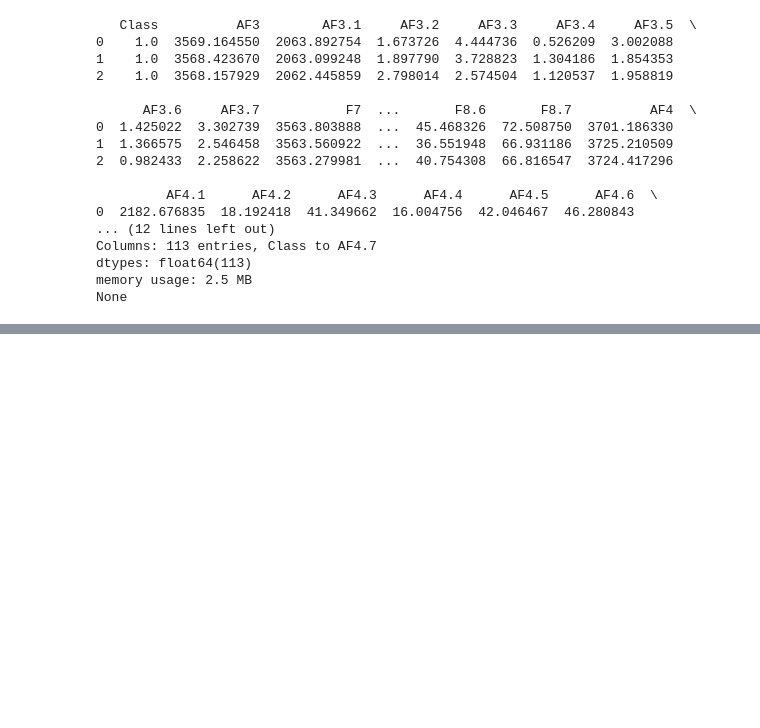
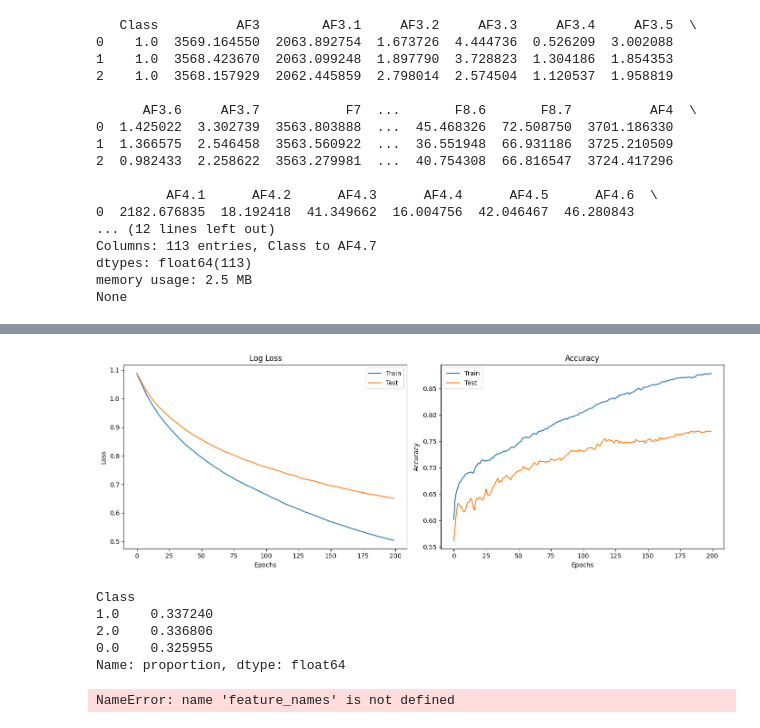
Before and after one commit to ITDSIU20094/Classification-of-EMOTIV-EPOC-, a Jupyter notebook: Model_pipeline.ipynb, the cells around one changed output, grey strips where cells are left out. Saved outputs shown, nothing was run; the diff lists cells and outputs as text; code cells hidden in the pictures; blank space fills up the shorter version.

```diff
--- a/Model_pipeline.ipynb
+++ b/Model_pipeline.ipynb
@@ -29,0 +62,3 @@ None
+# %%
+X = a.drop(columns="Class")
+y = a["Class"]
@@ -29,0 +505,48 @@ None
+# %%
+evals_result = final_model.evals_result()
+epochs = len(evals_result['validation_0']['mlogloss'])
+x_axis = range(epochs)
+
+plt.figure(figsize=(14,5))
+
+# Log Loss
+plt.subplot(1,2,1)
+plt.plot(x_axis, evals_result['validation_0']['mlogloss'], label='Train')
+plt.plot(x_axis, evals_result['validation_1']['mlogloss'], label='Test')
+plt.title('Log Loss')
+plt.xlabel('Epochs')
+plt.ylabel('Loss')
+plt.legend()
+
+# Accuracy (1 - merror)
+plt.subplot(1,2,2)
+plt.plot(x_axis, 1 - np.array(evals_result['validation_0']['merror']), label='Train')
+plt.plot(x_axis, 1 - np.array(evals_result['validation_1']['merror']), label='Test')
+plt.title('Accuracy')
+plt.xlabel('Epochs')
+plt.ylabel('Accuracy')
+plt.legend()
+
+plt.tight_layout()
+plt.show()
+# %% [output]
+[figure, added]
+# %%
+import numpy as np
+import pandas as pd
+
+pd.Series(y_train).value_counts(normalize=True)
+# %% [output]
+Class
+1.0    0.337240
+2.0    0.336806
+0.0    0.325955
+Name: proportion, dtype: float64
+# %%
+import pandas as pd
+
+X_train_df = pd.DataFrame(X_train, columns=feature_names)  # feature_names là danh sách tên cột
+duplicate_columns = X_train_df.columns[X_train_df.columns.duplicated()]
+print("Các cột bị trùng tên:", duplicate_columns.tolist())
+# %% [output]
+NameError: name 'feature_names' is not defined
```
Also changed, not shown: parts of 34 cells of this notebook, 15 other files.
